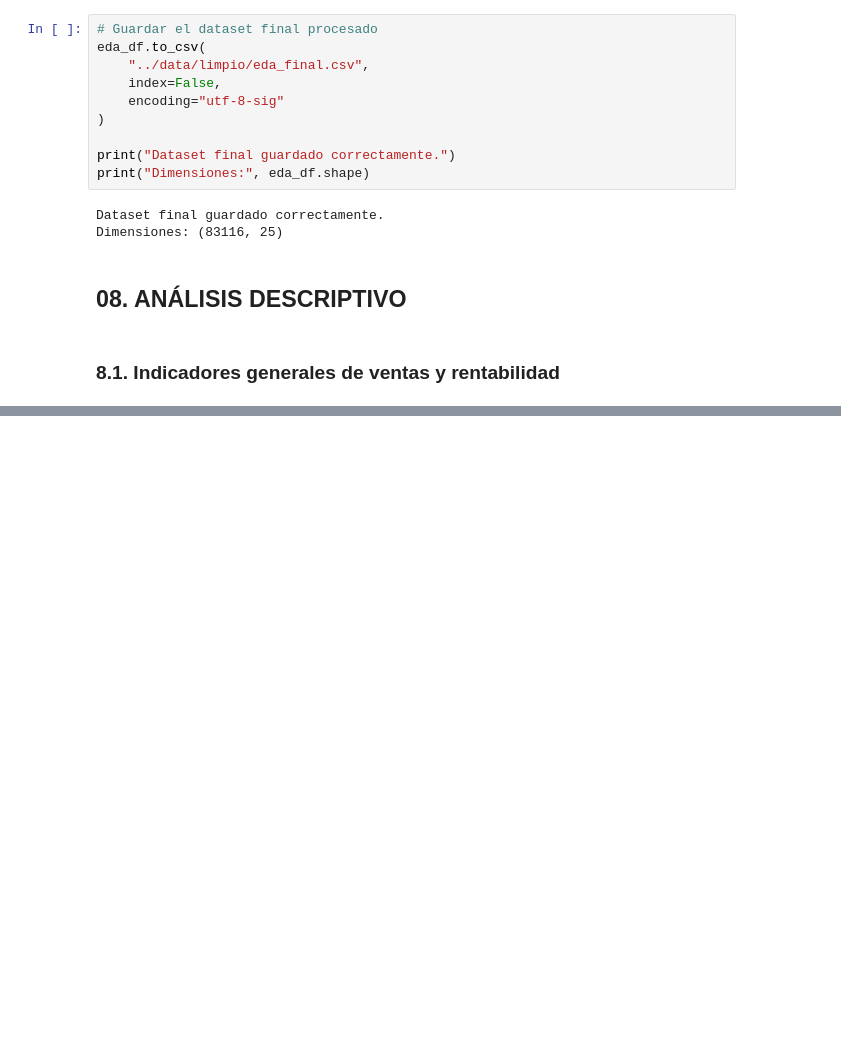
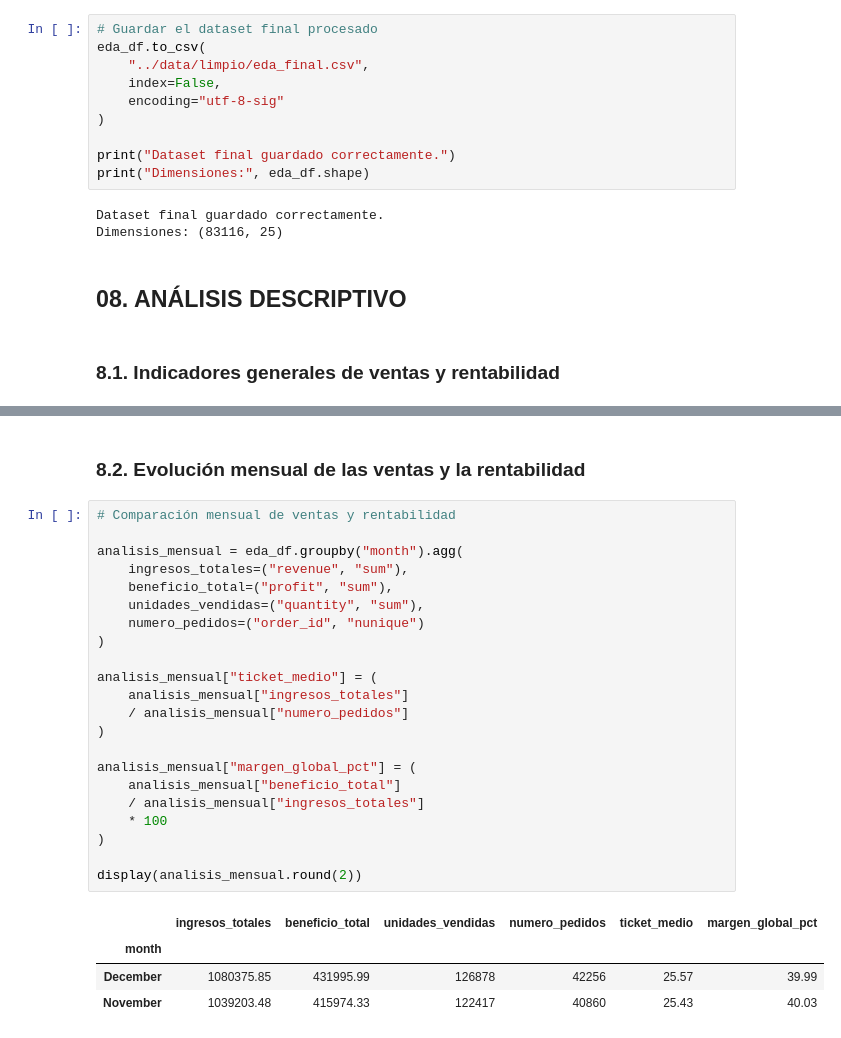
Before and after one commit to SofiaConsoli/Proyecto_Final_Data_and_Analytics, a Jupyter notebook: notebooks/proyecto_final_EDA_python.ipynb, the cells around one changed output, grey strips where cells are left out. Cells and saved outputs as stored; diff of their text form; blank space fills up the shorter version.

```diff
--- a/notebooks/proyecto_final_EDA_python.ipynb
+++ b/notebooks/proyecto_final_EDA_python.ipynb
@@ -564,0 +574,29 @@ print(f"Margen de beneficio global: {margen_global:.2f}%")
+# %% [markdown]
+### 8.2. Evolución mensual de las ventas y la rentabilidad
+# %%
+# Comparación mensual de ventas y rentabilidad
+
+analisis_mensual = eda_df.groupby("month").agg(
+    ingresos_totales=("revenue", "sum"),
+    beneficio_total=("profit", "sum"),
+    unidades_vendidas=("quantity", "sum"),
+    numero_pedidos=("order_id", "nunique")
+)
+
+analisis_mensual["ticket_medio"] = (
+    analisis_mensual["ingresos_totales"]
+    / analisis_mensual["numero_pedidos"]
+)
+
+analisis_mensual["margen_global_pct"] = (
+    analisis_mensual["beneficio_total"]
+    / analisis_mensual["ingresos_totales"]
+    * 100
+)
+
+display(analisis_mensual.round(2))
+# %% [output]
+|  | ingresos_totales | beneficio_total | unidades_vendidas | numero_pedidos | ticket_medio | margen_global_pct |
+| month |  |  |  |  |  |  |
+| December | 1080375.85 | 431995.99 | 126878 | 42256 | 25.57 | 39.99 |
+| November | 1039203.48 | 415974.33 | 122417 | 40860 | 25.43 | 40.03 |
```
Also changed, not shown: parts of 3 cells of this notebook.
